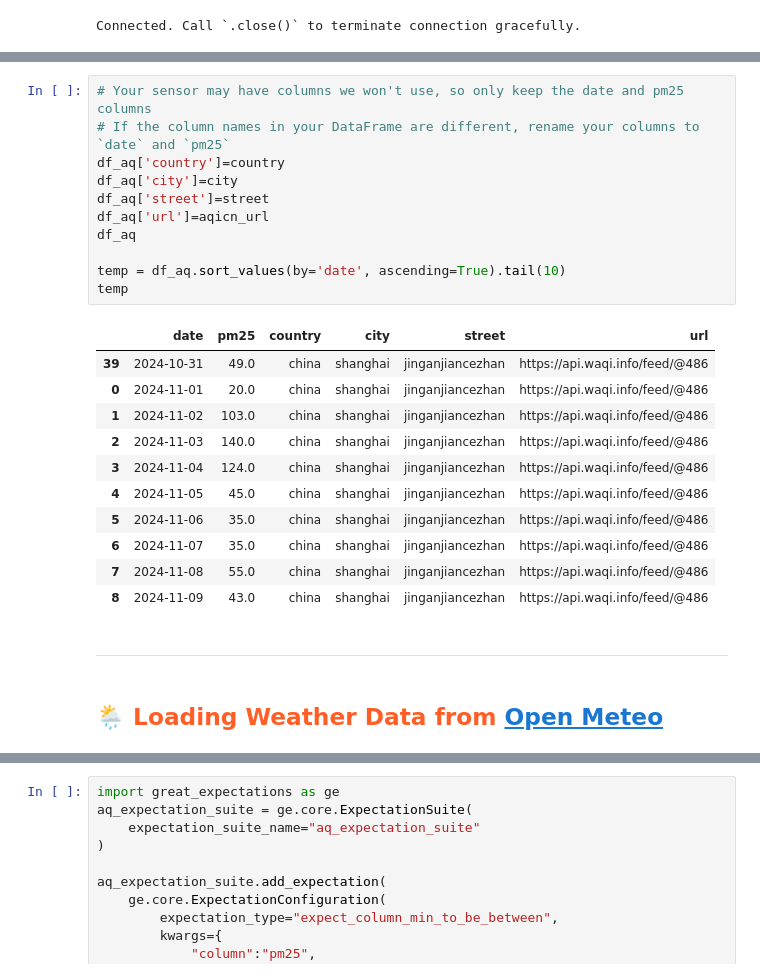
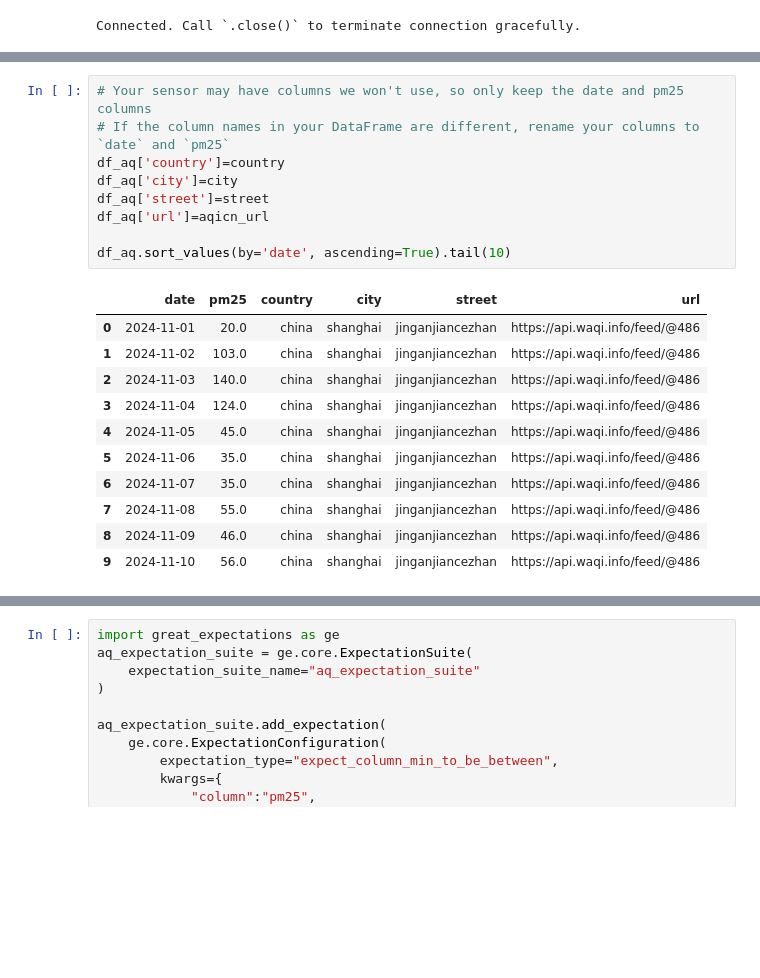
Before and after one commit to AMomozZz/mlfs-book, a Jupyter notebook: notebooks/ch03/1_air_quality_feature_backfill.ipynb, the cells around one changed output, grey strips where cells are left out. Drawn from its saved outputs; the diff is of its cells as text; blank space fills up the shorter version.

```diff
--- a/notebooks/ch03/1_air_quality_feature_backfill.ipynb
+++ b/notebooks/ch03/1_air_quality_feature_backfill.ipynb
@@ -288,17 +133,14 @@ We also want to make sure the `pm25` column is a float32 data type.
 # %%
 # Your sensor may have columns we won't use, so only keep the date and pm25 columns
 # If the column names in your DataFrame are different, rename your columns to `date` and `pm25`
 df_aq['country']=country
 df_aq['city']=city
 df_aq['street']=street
 df_aq['url']=aqicn_url
-df_aq
 
-temp = df_aq.sort_values(by='date', ascending=True).tail(10)
-temp
+df_aq.sort_values(by='date', ascending=True).tail(10)
 # %% [output]
 |  | date | pm25 | country | city | street | url |
-| 39 | 2024-10-31 | 49.0 | china | shanghai | jinganjiancezhan | https://api.waqi.info/feed/@486 |
 | 0 | 2024-11-01 | 20.0 | china | shanghai | jinganjiancezhan | https://api.waqi.info/feed/@486 |
 | 1 | 2024-11-02 | 103.0 | china | shanghai | jinganjiancezhan | https://api.waqi.info/feed/@486 |
 | 2 | 2024-11-03 | 140.0 | china | shanghai | jinganjiancezhan | https://api.waqi.info/feed/@486 |
@@ -307,8 +149,5 @@ temp
 | 5 | 2024-11-06 | 35.0 | china | shanghai | jinganjiancezhan | https://api.waqi.info/feed/@486 |
 | 6 | 2024-11-07 | 35.0 | china | shanghai | jinganjiancezhan | https://api.waqi.info/feed/@486 |
 | 7 | 2024-11-08 | 55.0 | china | shanghai | jinganjiancezhan | https://api.waqi.info/feed/@486 |
-| 8 | 2024-11-09 | 43.0 | china | shanghai | jinganjiancezhan | https://api.waqi.info/feed/@486 |
+| 8 | 2024-11-09 | 46.0 | china | shanghai | jinganjiancezhan | https://api.waqi.info/feed/@486 |
+| 9 | 2024-11-10 | 56.0 | china | shanghai | jinganjiancezhan | https://api.waqi.info/feed/@486 |
-# %% [markdown]
----
-# %% [markdown]
-## <span style='color:#ff5f27'> 🌦 Loading Weather Data from [Open Meteo](https://open-meteo.com/en/docs)
```
Also changed, not shown: parts of 53 cells of this notebook, 2 other files.
